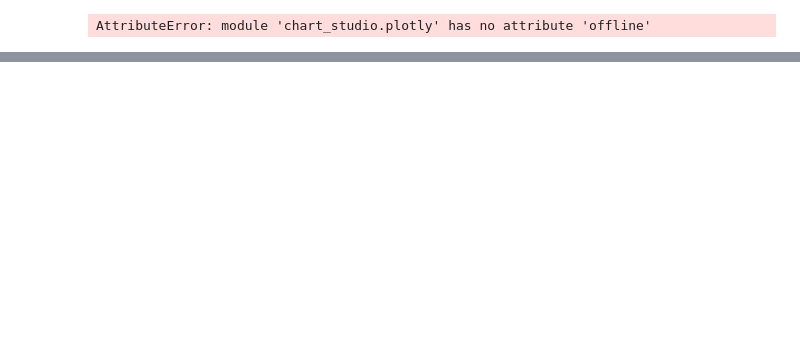
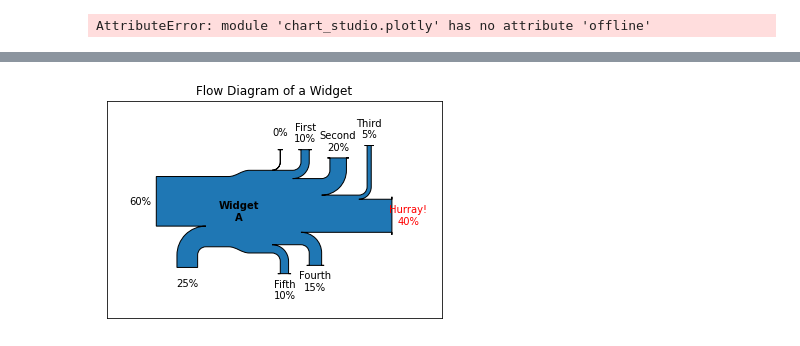
Before and after one commit to mickarchitect/hack-visualization, a Jupyter notebook: VisualizationNotes.ipynb, the cells around one changed output, grey strips where cells are left out. Cells and saved outputs as stored; diff of their text form; code cells hidden in the pictures; blank space fills up the shorter version.

```diff
--- a/VisualizationNotes.ipynb
+++ b/VisualizationNotes.ipynb
@@ -196,0 +261,18 @@ AttributeError: module 'chart_studio.plotly' has no attribute 'offline'
+# %%
+fig = plt.figure()
+ax = fig.add_subplot(1, 1, 1, xticks=[], yticks=[],
+                     title="Flow Diagram of a Widget")
+sankey = Sankey(ax=ax, scale=0.01, offset=0.2, head_angle=180,
+                format='%.0f', unit='%')
+sankey.add(flows=[25, 0, 60, -10, -20, -5, -15, -10, -40],
+           labels=['', '', '', 'First', 'Second', 'Third', 'Fourth',
+                   'Fifth', 'Hurray!'],
+           orientations=[-1, 1, 0, 1, 1, 1, -1, -1, 0],
+           pathlengths=[0.25, 0.25, 0.25, 0.25, 0.25, 0.6, 0.25, 0.25,
+                        0.25],
+           patchlabel="Widget\nA")  # Arguments to matplotlib.patches.PathPatch()
+diagrams = sankey.finish()
+diagrams[0].texts[-1].set_color('r')
+diagrams[0].text.set_fontweight('bold')
+# %% [output]
+[figure, added]
```
Also changed, not shown: parts of 8 cells of this notebook, 21 other files.
